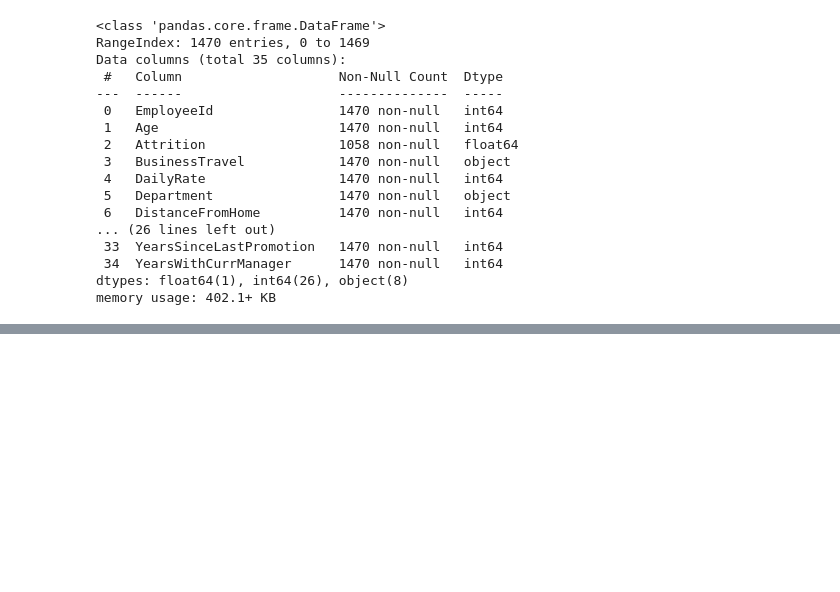
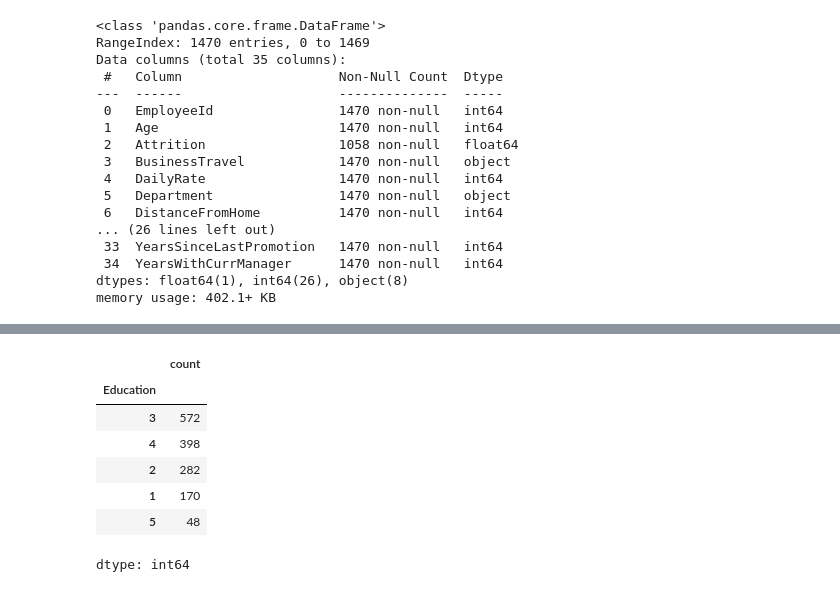
Before and after one commit to WildanFadhilNazaruddin/Understanding-and-Predicting-Employee-Turnover-at-Jaya-Jaya-Maju, a Jupyter notebook: model.ipynb, the cells around one changed output, grey strips where cells are left out. Cells and saved outputs as stored; diff of their text form; code cells hidden in the pictures; blank space fills up the shorter version.

```diff
--- a/model.ipynb
+++ b/model.ipynb
@@ -61,0 +82,12 @@ print(unique_employee_ids)
+# %%
+# Melihat Nilai uni Kolom Education
+df['Education'].value_counts()
+# %% [output]
+|  | count |
+| Education |  |
+| 3 | 572 |
+| 4 | 398 |
+| 2 | 282 |
+| 1 | 170 |
+| 5 | 48 |
+dtype: int64
```
Also changed, not shown: parts of 9 cells of this notebook.
